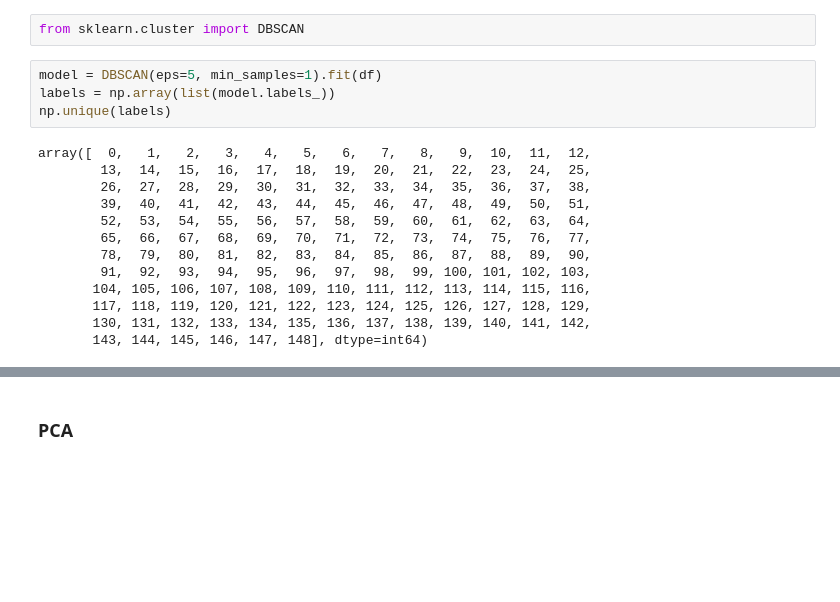
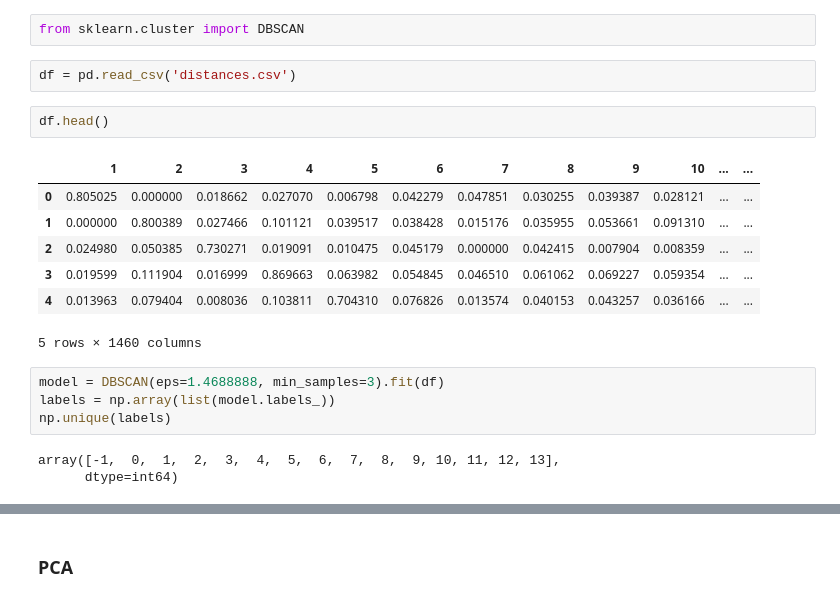
Before and after one commit to donutyeon/Systeme-intelligent-de-recherche-d-informations, a Jupyter notebook: dbscan_tests.ipynb, the cells around one changed output, grey strips where cells are left out. Saved outputs shown, nothing was run; the diff lists cells and outputs as text; blank space fills up the shorter version.

```diff
--- a/dbscan_tests.ipynb
+++ b/dbscan_tests.ipynb
@@ -70,23 +70,25 @@ df.to_csv('df_poids.csv')
 ## DBscan
 # %%
 from sklearn.cluster import DBSCAN
+# %%
+df = pd.read_csv('distances.csv')
+# %%
+df.head()
+# %% [output]
+|  | 1 | 2 | 3 | 4 | 5 | 6 | 7 | 8 | 9 | 10 | ... | ... |
+| 0 | 0.805025 | 0.000000 | 0.018662 | 0.027070 | 0.006798 | 0.042279 | 0.047851 | 0.030255 | 0.039387 | 0.028121 | ... | ... |
+| 1 | 0.000000 | 0.800389 | 0.027466 | 0.101121 | 0.039517 | 0.038428 | 0.015176 | 0.035955 | 0.053661 | 0.091310 | ... | ... |
+| 2 | 0.024980 | 0.050385 | 0.730271 | 0.019091 | 0.010475 | 0.045179 | 0.000000 | 0.042415 | 0.007904 | 0.008359 | ... | ... |
+| 3 | 0.019599 | 0.111904 | 0.016999 | 0.869663 | 0.063982 | 0.054845 | 0.046510 | 0.061062 | 0.069227 | 0.059354 | ... | ... |
+| 4 | 0.013963 | 0.079404 | 0.008036 | 0.103811 | 0.704310 | 0.076826 | 0.013574 | 0.040153 | 0.043257 | 0.036166 | ... | ... |
+5 rows × 1460 columns
 # %%
-model = DBSCAN(eps=5, min_samples=1).fit(df)
+model = DBSCAN(eps=1.4688888, min_samples=3).fit(df)
 labels = np.array(list(model.labels_))
 np.unique(labels)
 # %% [output]
-array([  0,   1,   2,   3,   4,   5,   6,   7,   8,   9,  10,  11,  12,
-        13,  14,  15,  16,  17,  18,  19,  20,  21,  22,  23,  24,  25,
-        26,  27,  28,  29,  30,  31,  32,  33,  34,  35,  36,  37,  38,
-        39,  40,  41,  42,  43,  44,  45,  46,  47,  48,  49,  50,  51,
-        52,  53,  54,  55,  56,  57,  58,  59,  60,  61,  62,  63,  64,
-        65,  66,  67,  68,  69,  70,  71,  72,  73,  74,  75,  76,  77,
-        78,  79,  80,  81,  82,  83,  84,  85,  86,  87,  88,  89,  90,
-        91,  92,  93,  94,  95,  96,  97,  98,  99, 100, 101, 102, 103,
-       104, 105, 106, 107, 108, 109, 110, 111, 112, 113, 114, 115, 116,
-       117, 118, 119, 120, 121, 122, 123, 124, 125, 126, 127, 128, 129,
-       130, 131, 132, 133, 134, 135, 136, 137, 138, 139, 140, 141, 142,
-       143, 144, 145, 146, 147, 148], dtype=int64)
+array([-1,  0,  1,  2,  3,  4,  5,  6,  7,  8,  9, 10, 11, 12, 13],
+      dtype=int64)
 # %%
 labels[labels == -1].shape
 # %% [output]
```
Also changed, not shown: parts of 12 cells of this notebook, 1 other file.
